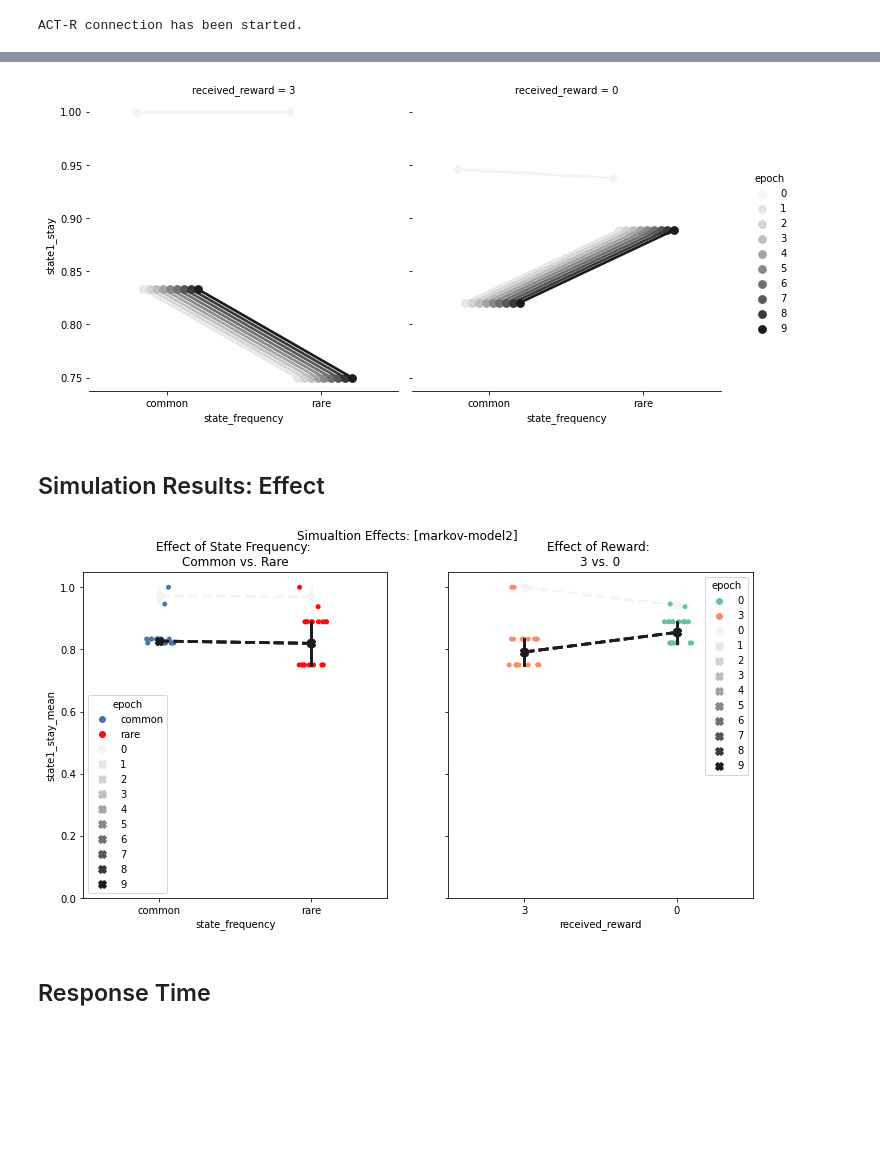
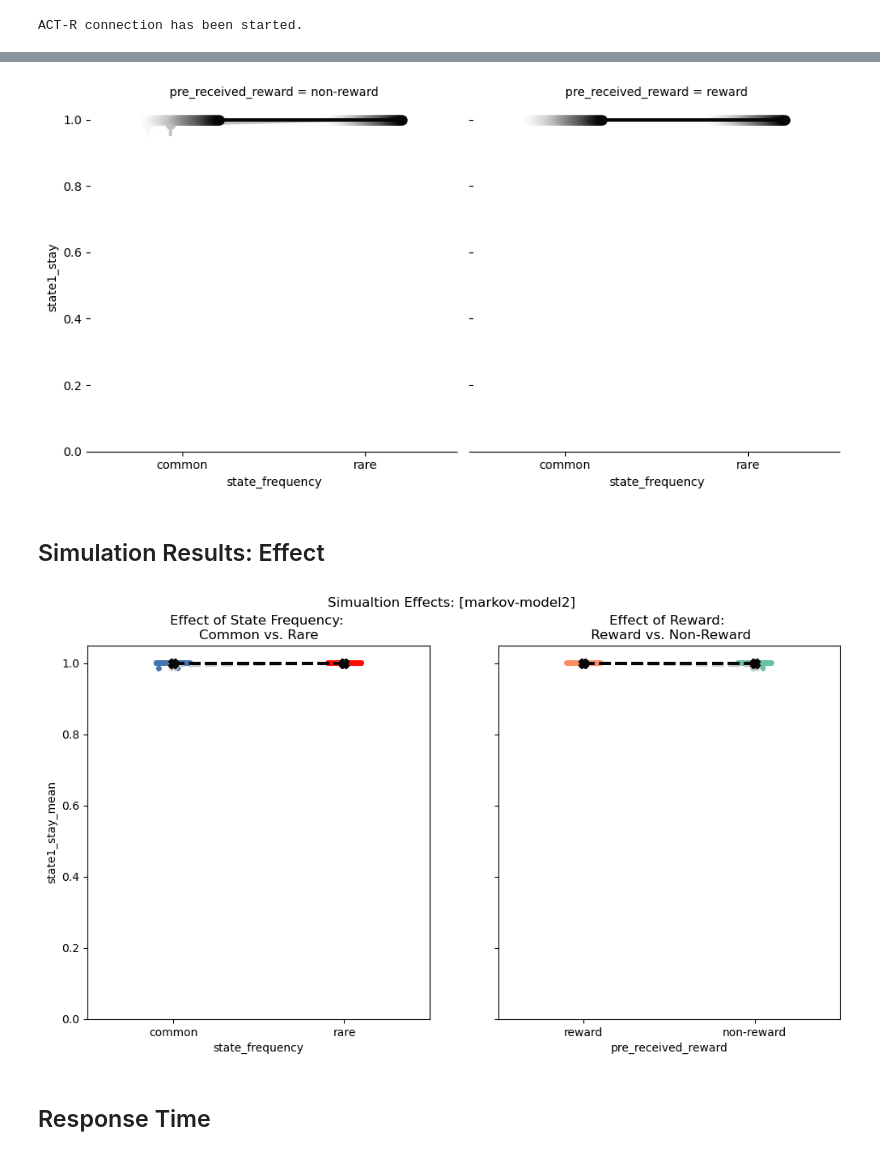
Before and after one commit to yangyuxue2333/ACTR-MarkovTask, a Jupyter notebook: analysis/test_model2.ipynb, the cells around one changed output, grey strips where cells are left out. Drawn from its saved outputs; the diff is of its cells as text; code cells hidden in the pictures; blank space fills up the shorter version.

```diff
--- a/analysis/test_model2.ipynb
+++ b/analysis/test_model2.ipynb
@@ -46,26 +55,7 @@ ACT-R connection has been started.
 # %%
-model_name="markov-model2"
+r = 1
+task_params={'REWARD': {'B1': r, 'B2': r, 'C1':r, 'C2': r}, 'RANDOM_WALK':'LOAD'}
+actr_params={'v':'nil', 'ans':0.2, 'egs':0.2, 'alpha':0.2, 'lf': 0.5, 'bll': 0.5, 'mas':2}
 
-task_params={'REWARD': {'B1': 3, 'B2': 3, 'C1': 3, 'C2': 3}}
-
-# r1, r2 = 2, 5
-# task_params1={'REWARD': {'B1': r1, 'B2': r1, 'C1': r1, 'C2': r1}}
-# task_params2={'REWARD': {'B1': r2, 'B2': r2, 'C1': r2, 'C2': r2}}
-actr_params={'seed':'nil', 'ans':0.5, 'egs':0.5, 'alpha':0.2, 'v':'nil', 'lf':.5, 'bll':0.5, 'mas':2}
-
-e=10
-n=100
+e=25
+n=200
-# %%
-load = False
-
-if load:
-    df1_state1stay=pd.read_csv('../data/markov-model1-state1stay.csv', index_col=0, header=0, low_memory=False).astype({
-        'epoch':'int',
-        'received_reward': 'float',
-        'state1_stay':'float'})
-
-    df1 = pd.read_csv('../data/markov-model1-beh.csv', index_col=0, header=0, low_memory=False).reset_index().astype({
-        'index_bin':'int',
-        'optimal_response_sum_prop': 'float'})
-else:
-    df1, df1_state1stay, df1_utrace, df1_atrace = simulate_stay_probability(model=model_name, epoch=e, n=n, task_params=task_params, actr_params=actr_params)
@@ -80 +62,8 @@ GAINED R: 1.61 (EXPECTED R: 1.82) 	 [88.66 %]
+# %%
+try:
+    df1_state1stay=pd.read_csv(os.path.join(dest_dir, model_name+'-sim-staydata.csv'), index_col=0)
+except:
+    Simulation.simulate_stay_probability(model=model_name, epoch=e, n=n, task_params=task_params, actr_params=actr_params, log=dest_dir, verbose=True)
+finally:
+    df1_state1stay=pd.read_csv(os.path.join(dest_dir, model_name+'-sim-staydata.csv'), index_col=0)
 # %%
@@ -134,9 +109,10 @@ plt.show()
 # %%
 ax = sns.catplot(data=df1_state1stay, x='state_frequency', y='state1_stay', kind='point',
-            row=None, col='received_reward', col_order = sorted(df1stay_aggregate['received_reward'].unique(), reverse=True),
+            row=None, col='pre_received_reward',
             margin_titles=True, hue='epoch', palette='Greys', dodge=.4)
-# ax.set(ylim=(0, 1.05))
+ax.set(ylim=(0, 1.05))
 ax.despine(left=True)
+ax._legend.remove()
 plt.show()
 # %% [output]
-[figure, old version]
+[figure, new version]
@@ -152,17 +132,20 @@ sns.pointplot(data=df1stay_aggregate, x='state_frequency', y='state1_stay_mean',
               order=['common', 'rare'],  hue='epoch', palette='Greys',
               markers='X', linestyles='--', ax=axes[0])
 
-sns.stripplot(data=df1stay_aggregate, x='received_reward', y='state1_stay_mean',
-              order=[3,0],  hue='received_reward', palette='Set2', ax=axes[1])
-sns.pointplot(data=df1stay_aggregate, x='received_reward', y='state1_stay_mean',
-              order=[3,0],  hue='epoch', palette='Greys',
-              markers='X', linestyles='--', ax=axes[1])
+sns.stripplot(data=df1stay_aggregate, x='pre_received_reward', y='state1_stay_mean',
+              order=['reward', 'non-reward'],  hue='pre_received_reward', palette='Set2', ax=axes[1])
+sns.pointplot(data=df1stay_aggregate, x='pre_received_reward', y='state1_stay_mean',
+                 order=['reward', 'non-reward'],  hue='epoch', palette='Greys',
+                  markers='X', linestyles='--', ax=axes[1])
 
 axes[0].set_ylim(0,1.05)
 axes[0].set_title('Effect of State Frequency: \nCommon vs. Rare')
-axes[1].set_title('Effect of Reward: \n3 vs. 0')
+axes[1].set_title('Effect of Reward: \n Reward vs. Non-Reward')
+axes[0].get_legend().remove()
+axes[1].get_legend().remove()
+
 plt.show()
 # %% [output]
-[figure, old version]
+[figure, new version]
 # %% [markdown]
 ## Response Time
```
Also changed, not shown: parts of 31 cells of this notebook, 1 other file.
